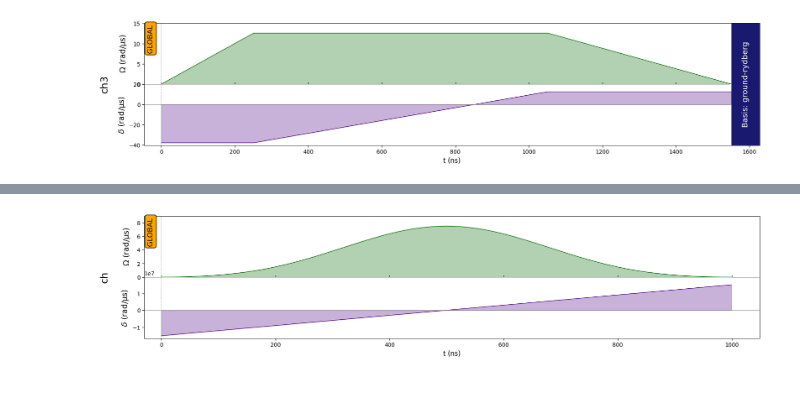
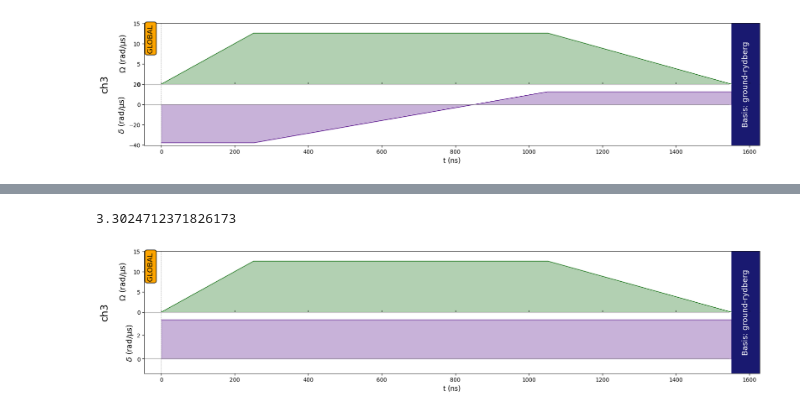
Before and after one commit to Kuift/Pasqal_0419, a Jupyter notebook: 414/testerpuls.ipynb, the cells around one changed output, grey strips where cells are left out. Cells and saved outputs as stored; diff of their text form; code cells hidden in the pictures.

```diff
--- a/414/testerpuls.ipynb
+++ b/414/testerpuls.ipynb
@@ -267,4 +217,37 @@ seq.add(adiabatic_pulse, "ch")
-# %%
-seq.draw(mode="input")
-# %% [output]
-[figure, removed]
+# %%
+C_6 = device.interaction_coeff
+R_ij = 8
+delta_const = C_6 / (R_ij ** 6)
+delta_const
+# %% [output]
+3.3024712371826173
+# %%
+from pulser import Register, Sequence, Pulse
+from pulser.devices import MockDevice
+from pulser.waveforms import RampWaveform
+
+reg = Register({
+  "q0": (0, 0),
+  "q1": (0, R_ij),
+})
+
+seq = Sequence(reg, MockDevice)
+seq.declare_channel("ch3", "rydberg_global")
+
+amp1 = RampWaveform(252, 0, 12.566370614359172)
+pulse1 = Pulse.ConstantDetuning(amp1, delta_const, 0)
+
+det2 = RampWaveform(800, delta_const, delta_const)
+pulse2 = Pulse.ConstantAmplitude(12.566370614359172, det2, 0)
+
+amp3 = RampWaveform(500, 12.566370614359172, 0)
+pulse3 = Pulse.ConstantDetuning(amp3, delta_const, 0)
+
+seq.add(pulse1, "ch3")
+seq.add(pulse2, "ch3")
+seq.add(pulse3, "ch3")
+seq.measure("ground-rydberg")
+
+seq.draw()
+# %% [output]
+[figure, added]
```
Also changed, not shown: parts of 10 cells of this notebook.
